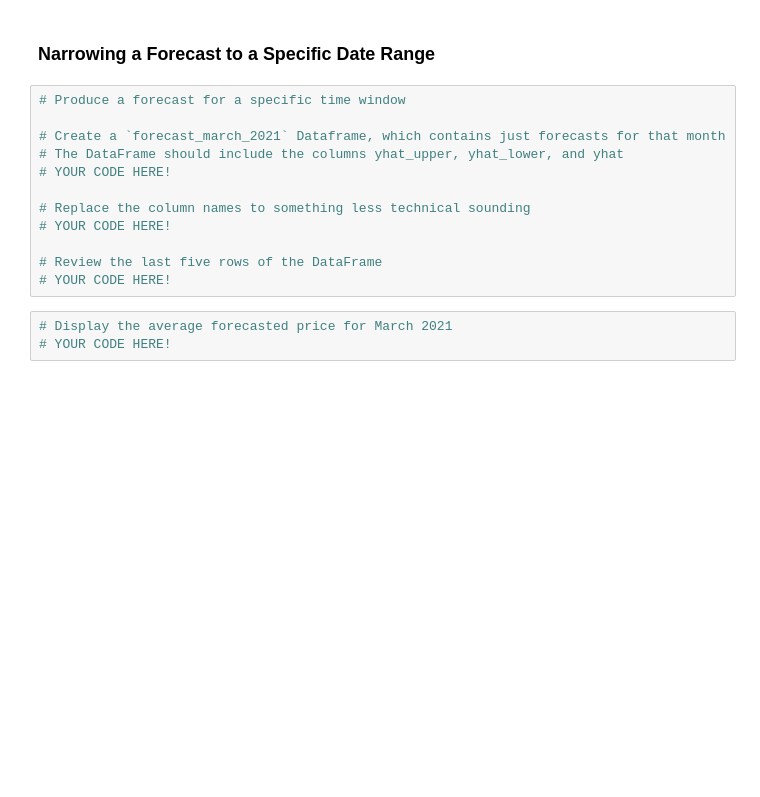
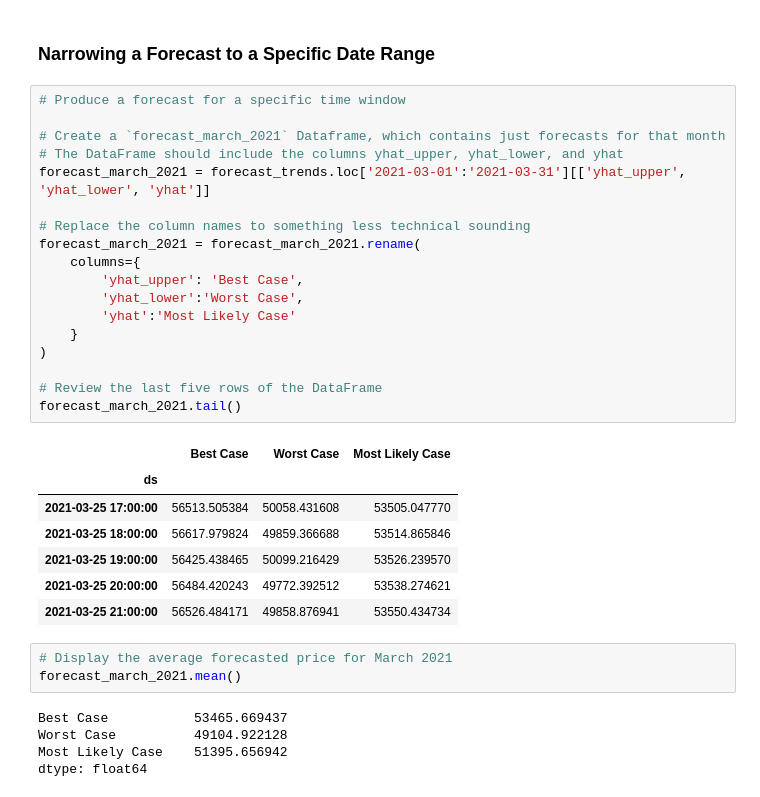
Before and after one commit to vickylee22/Challenge-11, a Jupyter notebook: analyze_model_results.ipynb, the cells around one changed output. Saved outputs shown, nothing was run; the diff lists cells and outputs as text; blank space fills up the shorter version.

```diff
--- a/analyze_model_results.ipynb
+++ b/analyze_model_results.ipynb
@@ -179,15 +191,34 @@ figures = model.plot_components(forecast_trends);
 # %%
 # Produce a forecast for a specific time window
 
 # Create a `forecast_march_2021` Dataframe, which contains just forecasts for that month
 # The DataFrame should include the columns yhat_upper, yhat_lower, and yhat
-# YOUR CODE HERE!
+forecast_march_2021 = forecast_trends.loc['2021-03-01':'2021-03-31'][['yhat_upper', 'yhat_lower', 'yhat']]
 
 # Replace the column names to something less technical sounding
-# YOUR CODE HERE!
+forecast_march_2021 = forecast_march_2021.rename(
+    columns={
+        'yhat_upper': 'Best Case',
+        'yhat_lower':'Worst Case',
+        'yhat':'Most Likely Case'
+    }
+)
 
 # Review the last five rows of the DataFrame
-# YOUR CODE HERE!
+forecast_march_2021.tail()
+# %% [output]
+|  | Best Case | Worst Case | Most Likely Case |
+| ds |  |  |  |
+| 2021-03-25 17:00:00 | 56513.505384 | 50058.431608 | 53505.047770 |
+| 2021-03-25 18:00:00 | 56617.979824 | 49859.366688 | 53514.865846 |
+| 2021-03-25 19:00:00 | 56425.438465 | 50099.216429 | 53526.239570 |
+| 2021-03-25 20:00:00 | 56484.420243 | 49772.392512 | 53538.274621 |
+| 2021-03-25 21:00:00 | 56526.484171 | 49858.876941 | 53550.434734 |
 # %%
 # Display the average forecasted price for March 2021
-# YOUR CODE HERE!
+forecast_march_2021.mean()
+# %% [output]
+Best Case           53465.669437
+Worst Case          49104.922128
+Most Likely Case    51395.656942
+dtype: float64
```
Also changed, not shown: parts of 4 cells of this notebook.
